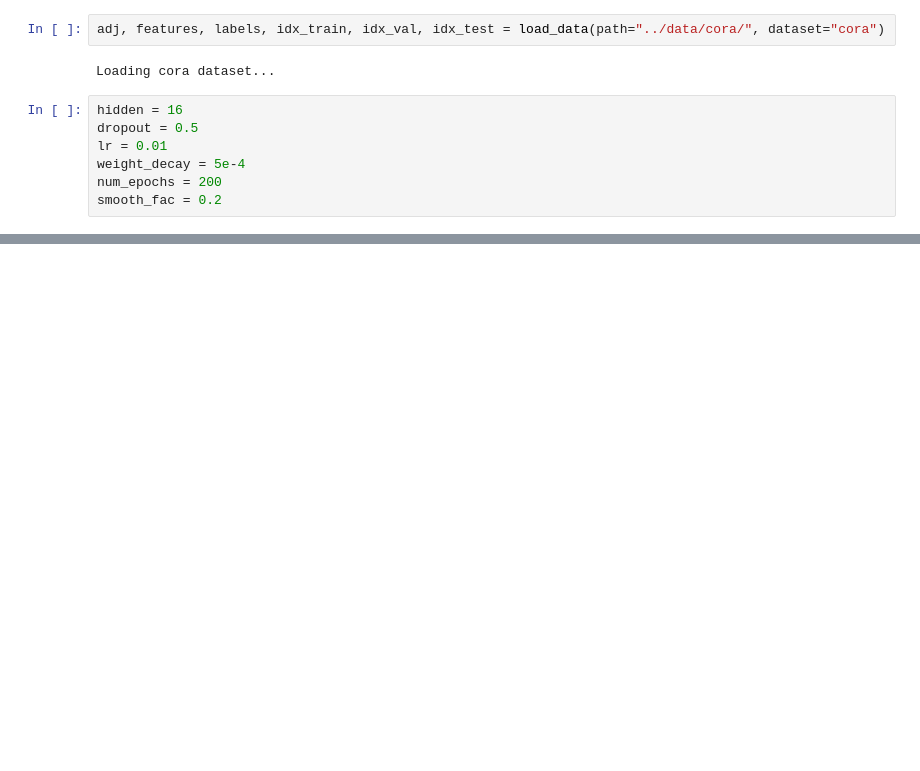
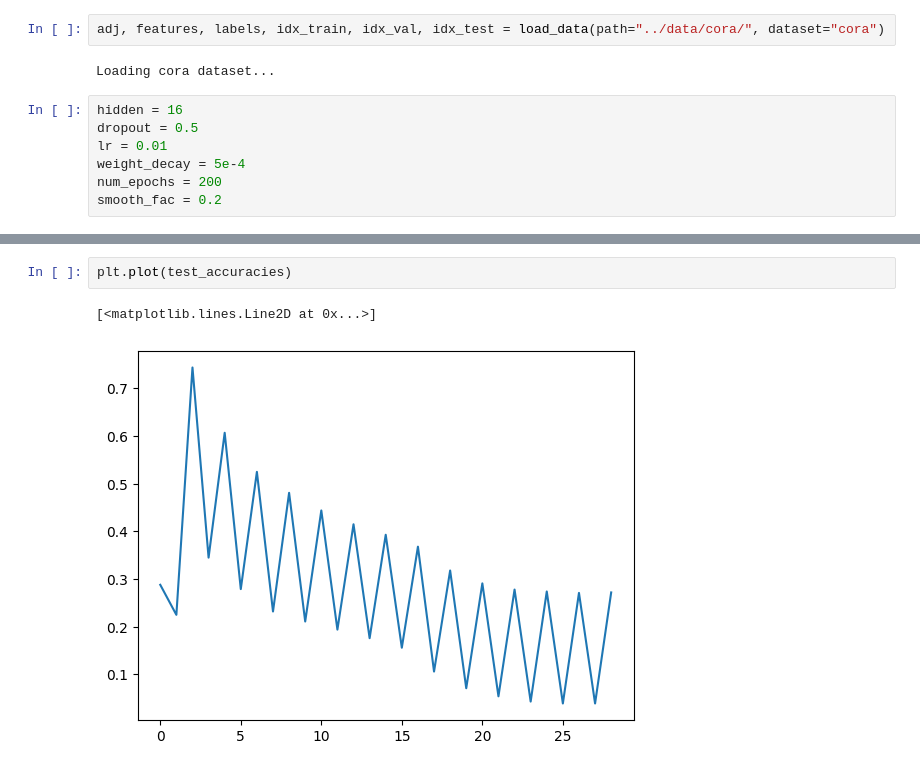
Before and after one commit to SizhuangHe/IterativeMethods, a Jupyter notebook: GCNexperiments/pygcn-master/pygcn/experiments.ipynb, the cells around one changed output, grey strips where cells are left out. Drawn from its saved outputs; the diff is of its cells as text; blank space fills up the shorter version.

```diff
--- a/GCNexperiments/pygcn-master/pygcn/experiments.ipynb
+++ b/GCNexperiments/pygcn-master/pygcn/experiments.ipynb
@@ -105,0 +212,5 @@ Gradient flows to all iterations:  True
+# %%
+plt.plot(test_accuracies)
+# %% [output]
+[<matplotlib.lines.Line2D at 0x...>]
+[figure, added]
```
Also changed, not shown: parts of 12 cells of this notebook, 2 other files.
